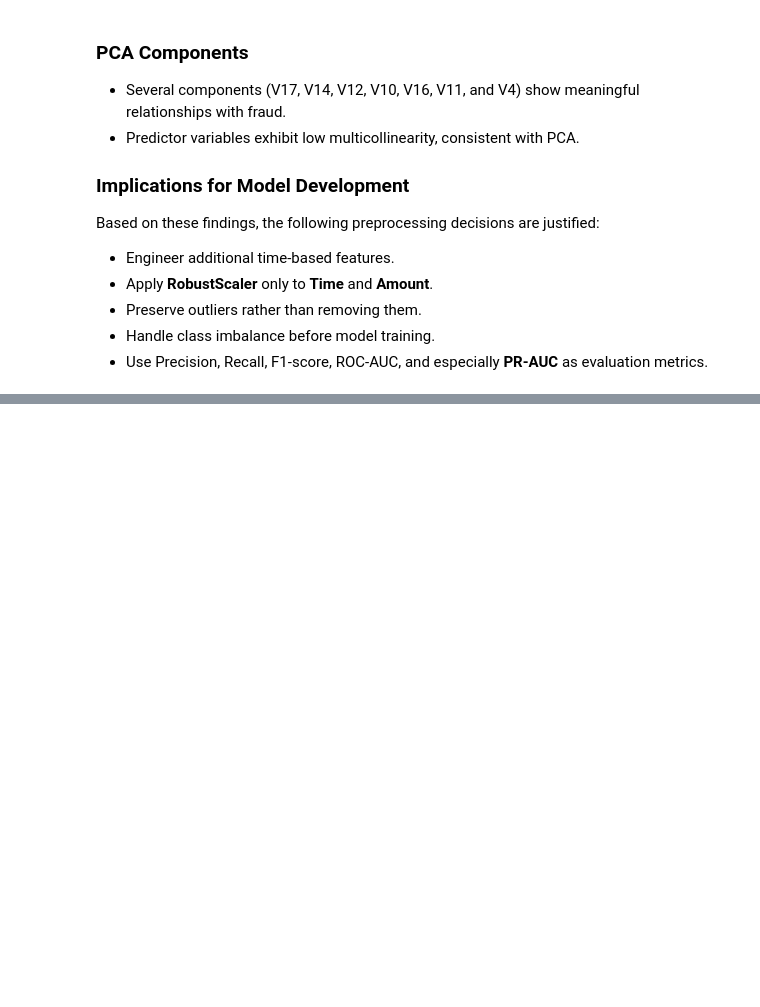
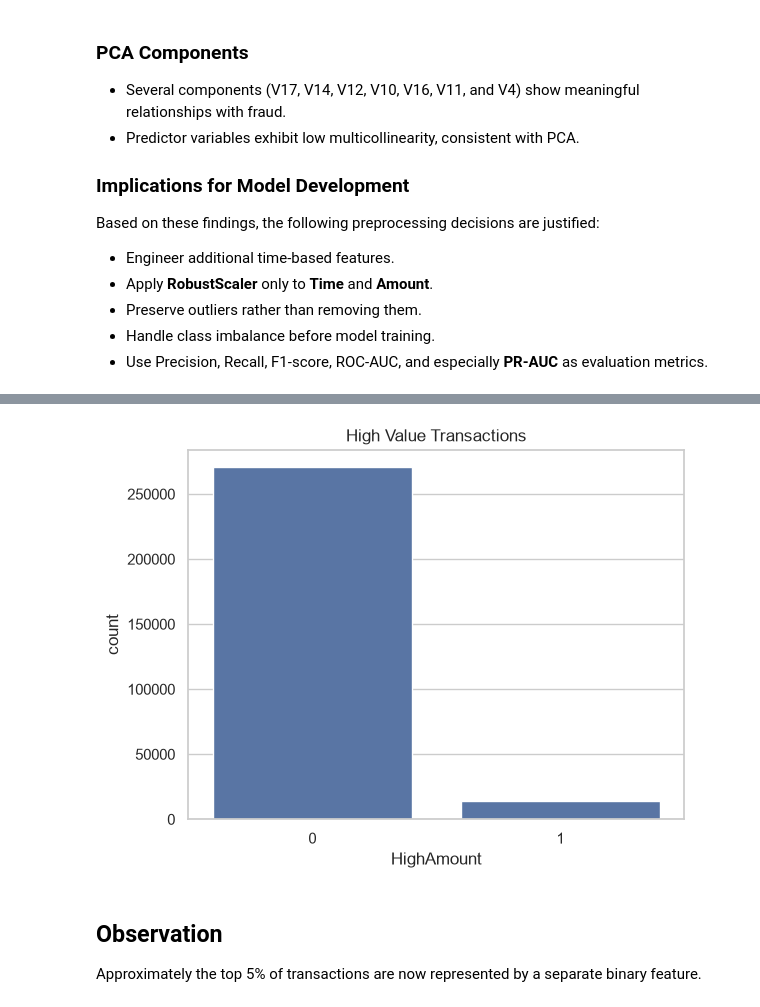
Before and after one commit to meerkanani-40/Credit-Card-Fraud-Detection, a Jupyter notebook: Credit_Card_Fraud_Detection.ipynb, the cells around one changed output, grey strips where cells are left out. Drawn from its saved outputs; the diff is of its cells as text; code cells hidden in the pictures; blank space fills up the shorter version.

```diff
--- a/Credit_Card_Fraud_EDA.ipynb
+++ b/Credit_Card_Fraud_Detection.ipynb
@@ -937,0 +999,3 @@ Based on these findings, the following preprocessing decisions are justified:
+# %%
+high_threshold = df["Amount"].quantile(0.95)
+print(high_threshold)
@@ -937,0 +1004,3 @@ Based on these findings, the following preprocessing decisions are justified:
+# %%
+df["HighAmount"] = (df["Amount"] >= high_threshold).astype(int)
+df[["Amount","HighAmount"]].head()
@@ -937,0 +1014,14 @@ Based on these findings, the following preprocessing decisions are justified:
+# %%
+sns.countplot(
+    data=df,
+    x="HighAmount"
+)
+
+plt.title("High Value Transactions")
+plt.show()
+# %% [output]
+[figure, added]
+# %% [markdown]
+## Observation
+
+Approximately the top 5% of transactions are now represented by a separate binary feature.
```
Also changed, not shown: parts of 66 cells of this notebook.
